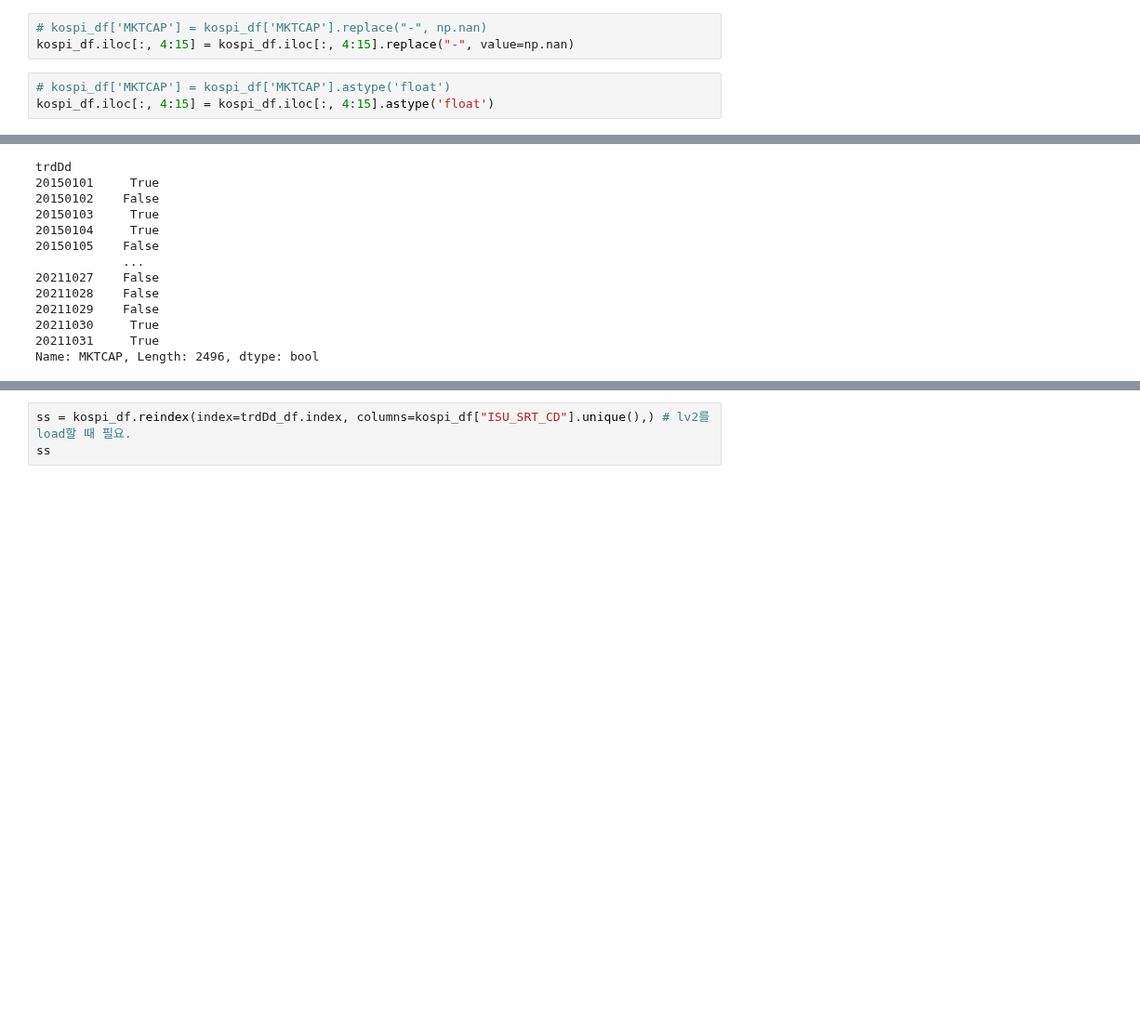
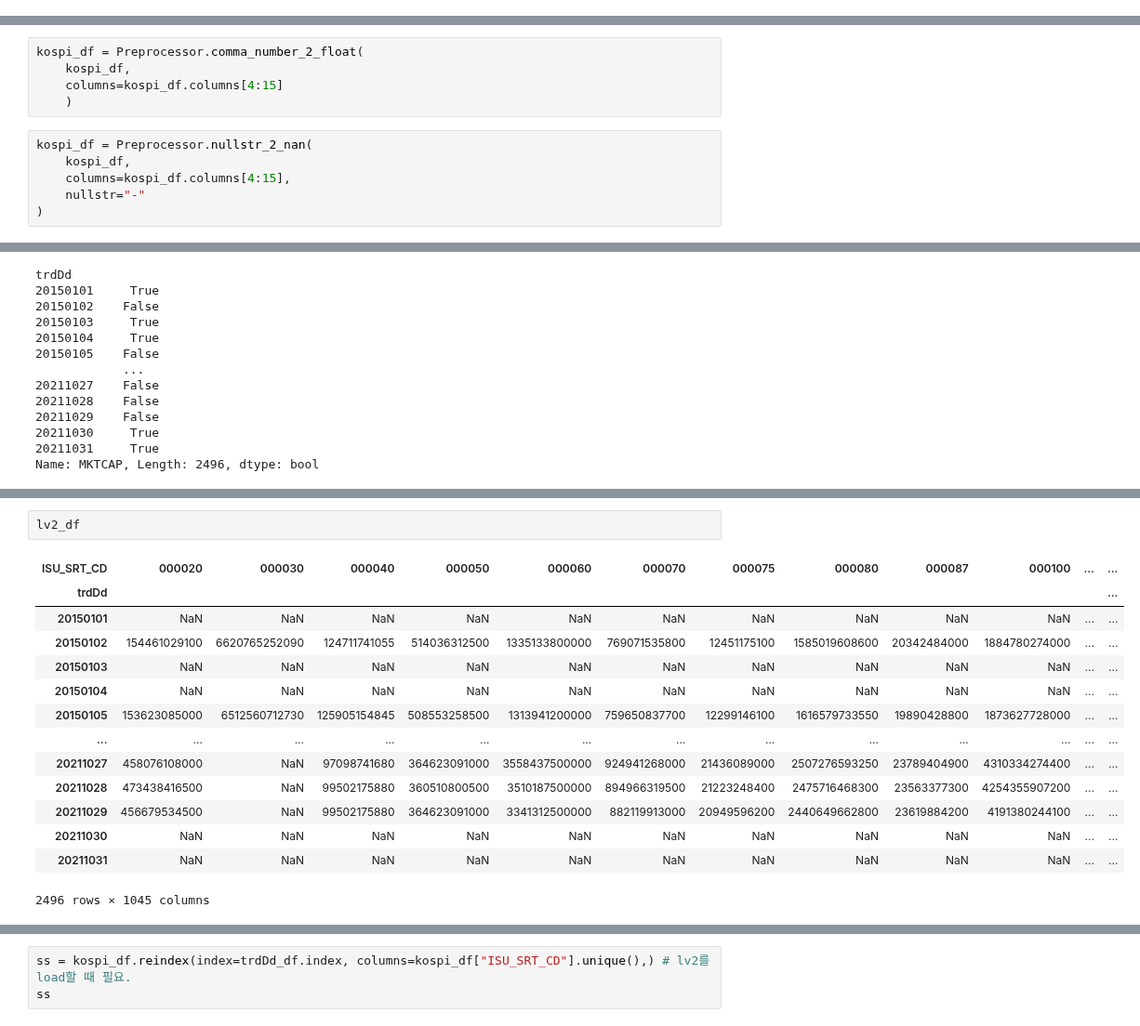
Before and after one commit to jaepil-choi/korquanttools, a Jupyter notebook: pricevolume/krx.ipynb, the cells around one changed output, grey strips where cells are left out. Shown at 93% size. Cells and saved outputs as stored; diff of their text form; blank space fills up the shorter version.

```diff
--- a/pricevolume/krx.ipynb
+++ b/pricevolume/krx.ipynb
@@ -66,6 +70,0 @@ kospi_df.iloc[:, 4:15] = kospi_df.iloc[:, 4:15].replace(regex=",", value="")
-# %%
-# kospi_df['MKTCAP'] = kospi_df['MKTCAP'].replace("-", np.nan)
-kospi_df.iloc[:, 4:15] = kospi_df.iloc[:, 4:15].replace("-", value=np.nan)
-# %%
-# kospi_df['MKTCAP'] = kospi_df['MKTCAP'].astype('float')
-kospi_df.iloc[:, 4:15] = kospi_df.iloc[:, 4:15].astype('float')
@@ -72,3 +80,14 @@ kospi_df.iloc[:, 4:15] = kospi_df.iloc[:, 4:15].astype('float')
+# %%
+kospi_df = Preprocessor.comma_number_2_float(
+    kospi_df,
+    columns=kospi_df.columns[4:15]
+    )
+# %%
+kospi_df = Preprocessor.nullstr_2_nan(
+    kospi_df,
+    columns=kospi_df.columns[4:15],
+    nullstr="-"
+)
 # %% [markdown]
 ## lv2 conversion
 # %% [markdown]
@@ -224,0 +202,17 @@ Int64Index([20150101, 20150102, 20150103, 20150104, 20150105, 20150106,
+# %%
+lv2_df
+# %% [output]
+| ISU_SRT_CD | 000020 | 000030 | 000040 | 000050 | 000060 | 000070 | 000075 | 000080 | 000087 | 000100 | ... | ... |
+| trdDd |  |  |  |  |  |  |  |  |  |  |  | ... |
+| 20150101 | NaN | NaN | NaN | NaN | NaN | NaN | NaN | NaN | NaN | NaN | ... | ... |
+| 20150102 | 154461029100 | 6620765252090 | 124711741055 | 514036312500 | 1335133800000 | 769071535800 | 12451175100 | 1585019608600 | 20342484000 | 1884780274000 | ... | ... |
+| 20150103 | NaN | NaN | NaN | NaN | NaN | NaN | NaN | NaN | NaN | NaN | ... | ... |
+| 20150104 | NaN | NaN | NaN | NaN | NaN | NaN | NaN | NaN | NaN | NaN | ... | ... |
+| 20150105 | 153623085000 | 6512560712730 | 125905154845 | 508553258500 | 1313941200000 | 759650837700 | 12299146100 | 1616579733550 | 19890428800 | 1873627728000 | ... | ... |
+| ... | ... | ... | ... | ... | ... | ... | ... | ... | ... | ... | ... | ... |
+| 20211027 | 458076108000 | NaN | 97098741680 | 364623091000 | 3558437500000 | 924941268000 | 21436089000 | 2507276593250 | 23789404900 | 4310334274400 | ... | ... |
+| 20211028 | 473438416500 | NaN | 99502175880 | 360510800500 | 3510187500000 | 894966319500 | 21223248400 | 2475716468300 | 23563377300 | 4254355907200 | ... | ... |
+| 20211029 | 456679534500 | NaN | 99502175880 | 364623091000 | 3341312500000 | 882119913000 | 20949596200 | 2440649662800 | 23619884200 | 4191380244100 | ... | ... |
+| 20211030 | NaN | NaN | NaN | NaN | NaN | NaN | NaN | NaN | NaN | NaN | ... | ... |
+| 20211031 | NaN | NaN | NaN | NaN | NaN | NaN | NaN | NaN | NaN | NaN | ... | ... |
+2496 rows × 1045 columns
```
Also changed, not shown: parts of 39 cells of this notebook.
